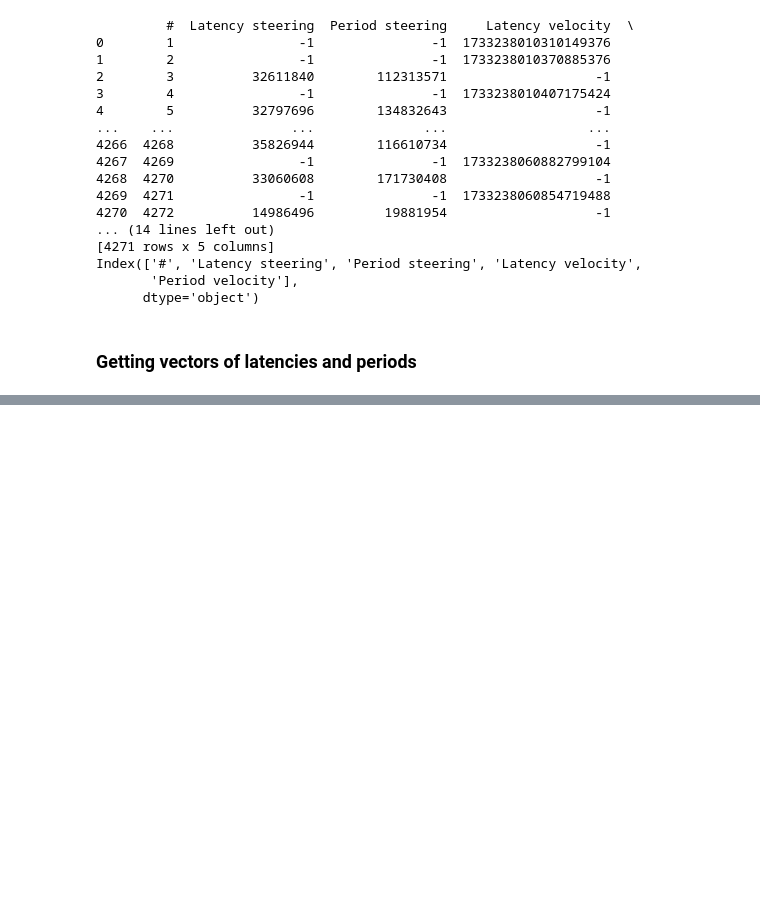
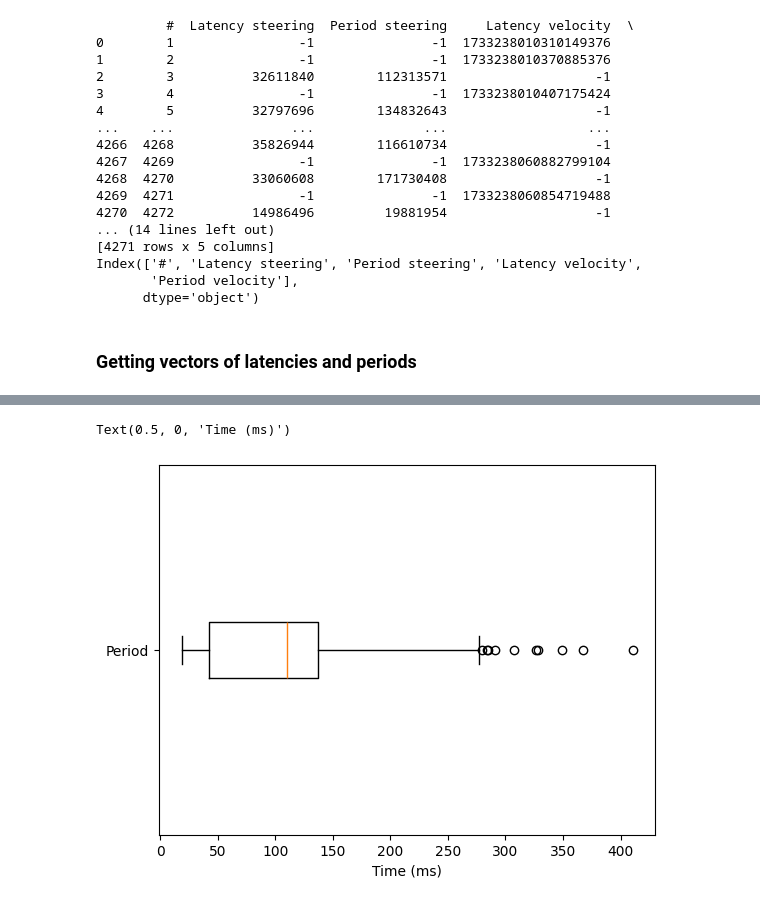
Before and after one commit to LMA-FEM-UNICAMP/microAutoware-Latency-Evaluator, a Jupyter notebook: utils/latency_processing.ipynb, the cells around one changed output, grey strips where cells are left out. Saved outputs shown, nothing was run; the diff lists cells and outputs as text; code cells hidden in the pictures; blank space fills up the shorter version.

```diff
--- a/utils/latency_processing.ipynb
+++ b/utils/latency_processing.ipynb
@@ -119,0 +126,8 @@ plt.grid()
+# %%
+plt.figure()
+plt.boxplot([steering_period/1e6],vert=False)
+plt.yticks([1],['Period'])
+plt.xlabel('Time (ms)')
+# %% [output]
+Text(0.5, 0, 'Time (ms)')
+[figure, added]
```
Also changed, not shown: parts of 4 cells of this notebook.
